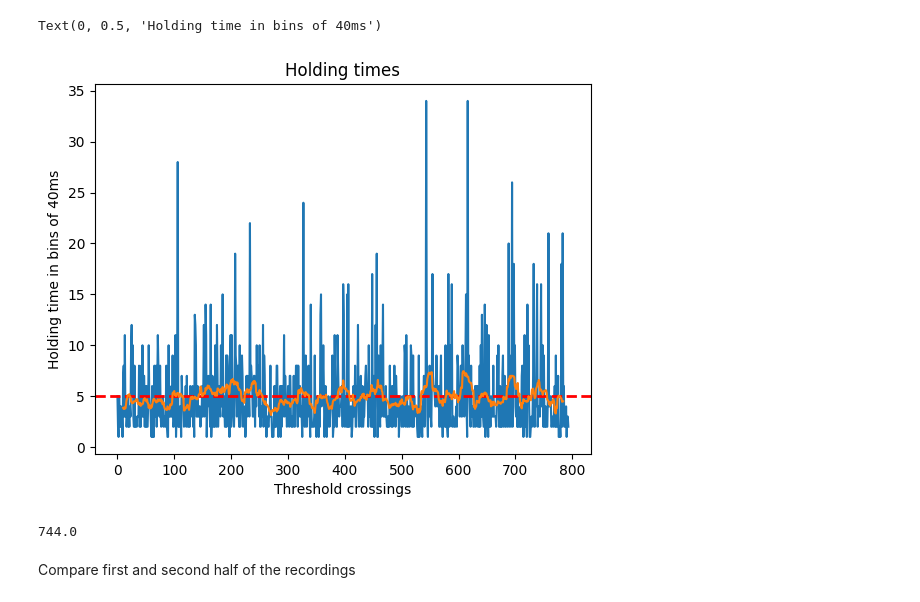
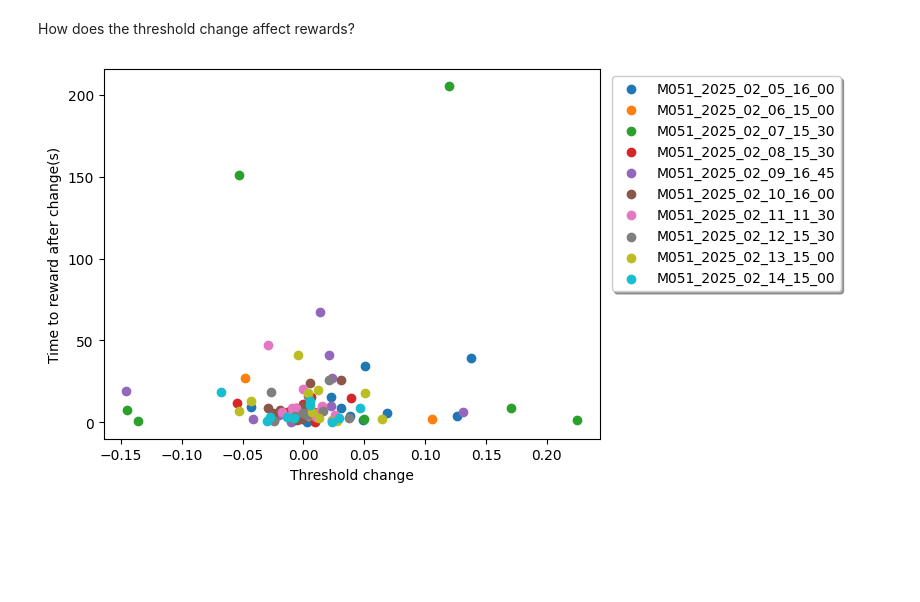
Before and after one commit to CeciliaGallego/opBCI_analysis, a Jupyter notebook: opBCI_analysis_multiple sessions.ipynb, the cells around one changed output. Cells and saved outputs as stored; diff of their text form; code cells hidden in the pictures; blank space fills up the shorter version.

```diff
--- a/opBCI_analysis_multiple sessions.ipynb
+++ b/opBCI_analysis_multiple sessions.ipynb
@@ -14,8 +14,8 @@ from util import matlab_cca
 # %%
 # List of sessions
 # sessions = ["M052_2025_01_23_15_15","M052_2025_01_24_15_00","M052_2025_01_25_14_30","M052_2025_01_27_15_00"]
-# sessions = ["M051_2025_02_05_16_00","M051_2025_02_06_15_00","M051_2025_02_07_15_30","M051_2025_02_08_15_30","M051_2025_02_09_16_45","M051_2025_02_10_16_00","M051_2025_02_11_11_30","M051_2025_02_12_15_30","M051_2025_02_13_15_00","M051_2025_02_14_15_00"]
-sessions = ["M056_2025_02_18_16_00","M056_2025_02_19_11_00","M056_2025_02_20_11_30","M056_2025_02_21_11_00"]
+sessions = ["M051_2025_02_05_16_00","M051_2025_02_06_15_00","M051_2025_02_07_15_30","M051_2025_02_08_15_30","M051_2025_02_09_16_45","M051_2025_02_10_16_00","M051_2025_02_11_11_30","M051_2025_02_12_15_30","M051_2025_02_13_15_00","M051_2025_02_14_15_00"]
+# sessions = ["M056_2025_02_18_16_00","M056_2025_02_19_11_00","M056_2025_02_20_11_30","M056_2025_02_21_11_00","M056_2025_02_22_12_15","M056_2025_02_23_15_00","M056_2025_02_24_11_45"]
 
 data_dir = 'C:/Users/Cecilia/data/raw'
 
@@ -348,33 +254,34 @@ Holding times!
-# %%
-# Find the start and end indices of groups of 1s
-diff = np.diff(bci_value)
-start_indices = np.where(diff == 1)[0] + 1
-end_indices = np.where(diff == -1)[0] + 1
-
-# Handle the case where the array starts or ends with a group of 1s
-if bci_value[0] == 1:
-    start_indices = np.insert(start_indices, 0, 0)
-if bci_value[-1] == 1:
-    end_indices = np.append(end_indices, len(bci_value))
-
-# Calculate the number of 1s in each group
-group_lengths = end_indices - start_indices
-
-
-plt.plot(group_lengths)
-plt.axhline(y=5, color='r', linestyle='--', linewidth=2)
-window_size = 20
-plt.plot(np.linspace(window_size/2, len(group_lengths)-window_size/2, len(group_lengths)-window_size+1),np.convolve(group_lengths, np.ones(window_size)/window_size, mode='valid'))
-
-plt.title('Holding times')
-plt.xlabel('Threshold crossings')
-plt.ylabel('Holding time in bins of 40ms')
-# %% [output]
-Text(0, 0.5, 'Holding time in bins of 40ms')
-[figure, removed]
-# %%
-len(group_lengths)-window_size/2
-# %% [output]
-744.0
-# %% [markdown]
-Compare first and second half of the recordings
+# %% [markdown]
+How does the threshold change affect rewards?
+# %%
+# For each session, get the moment of threshold change and the time to the next reward
+th_change_all = []
+time_to_reward_all = []
+for session in range(len(session_logs)):
+    th_change = []
+    time_to_reward = []
+    for i in range(1, len(th_value_all[session])):
+        if th_value_all[session][i] != th_value_all[session][i-1]:
+            # Get the change in threshold value
+            th_change.append(th_value_all[session][i]-th_value_all[session][i-1])
+            # Get the time to the next time rewarded_bci_value_all is true
+            for j in range(i, len(rewarded_bci_value_all[session])):
+                if rewarded_bci_value_all[session][j] == 1:
+                    time_to_reward.append(time_cursor_all[session][j] - time_cursor_all[session][i])
+                    break
+    # Fix for the last th change right before the end
+    if len(th_change) > len(time_to_reward):
+        th_change = th_change[:len(time_to_reward)]
+        time_to_reward = time_to_reward[:len(time_to_reward)]
+
+    th_change_all.append(th_change)
+    time_to_reward_all.append(time_to_reward)
+# %%
+for session in range(len(th_change_all)):
+    plt.scatter(th_change_all[session], time_to_reward_all[session], label=sessions[session])
+    plt.legend(bbox_to_anchor=(1.5, 1), loc='upper right', shadow=True)
+
+    plt.xlabel('Threshold change')
+    plt.ylabel('Time to reward after change(s)')
+# %% [output]
+[figure, added]
```
Also changed, not shown: parts of 15 cells of this notebook, 1 other file.
